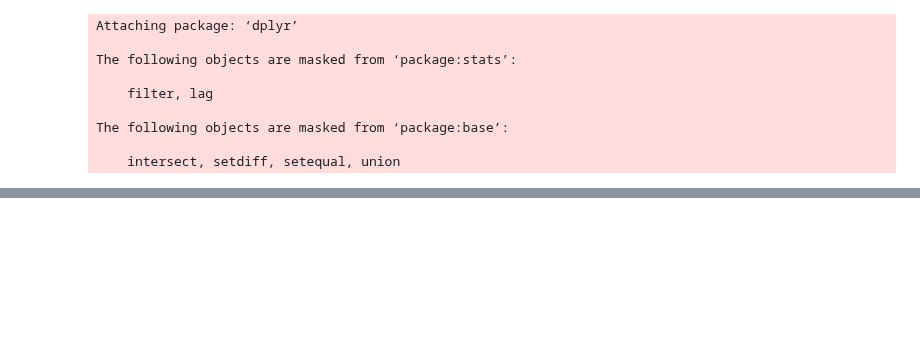
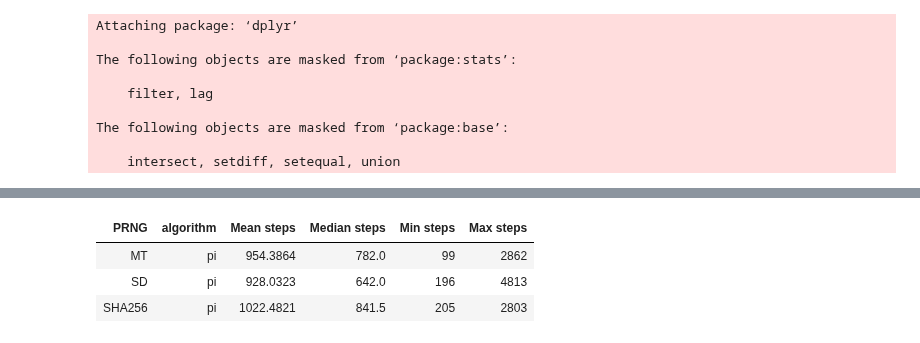
Before and after one commit to kellieotto/prngs-and-permutations, a Jupyter notebook: Code/SPRT/results/derangement_results.ipynb, the cells around one changed output, grey strips where cells are left out. Drawn from its saved outputs; the diff is of its cells as text; code cells hidden in the pictures; blank space fills up the shorter version.

```diff
--- a/Code/SPRT/results/derangement_results.ipynb
+++ b/Code/SPRT/results/derangement_results.ipynb
@@ -60,3 +120,14 @@ rejects <- res %>% filter(decision != "None")
+# %%
+rejects <- res %>% filter(decision != "None")
+rejects %>% group_by(PRNG, algorithm) %>% summarise("Mean steps" = mean(steps),
+                                                    "Median steps" = median(steps),
+                                                    "Min steps" = min(steps),
+                                                    "Max steps" = max(steps))
+# %% [output]
+| PRNG | algorithm | Mean steps | Median steps | Min steps | Max steps |
+| MT | pi | 954.3864 | 782.0 | 99 | 2862 |
+| SD | pi | 928.0323 | 642.0 | 196 | 4813 |
+| SHA256 | pi | 1022.4821 | 841.5 | 205 | 2803 |
 # %%
 rejects %>%
     ggplot(aes(steps)) +
```
Also changed, not shown: parts of 5 cells of this notebook, 1 other file.
